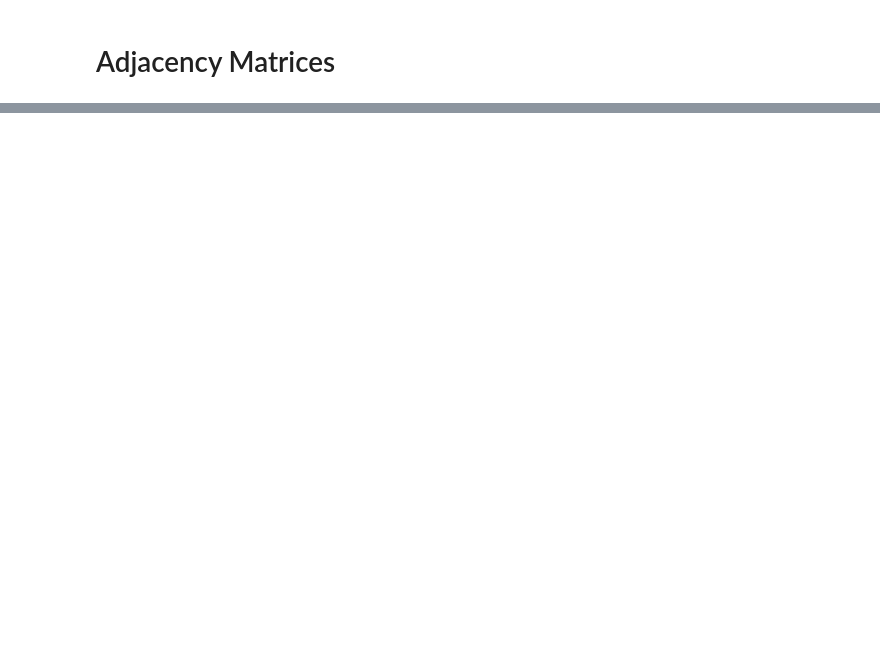
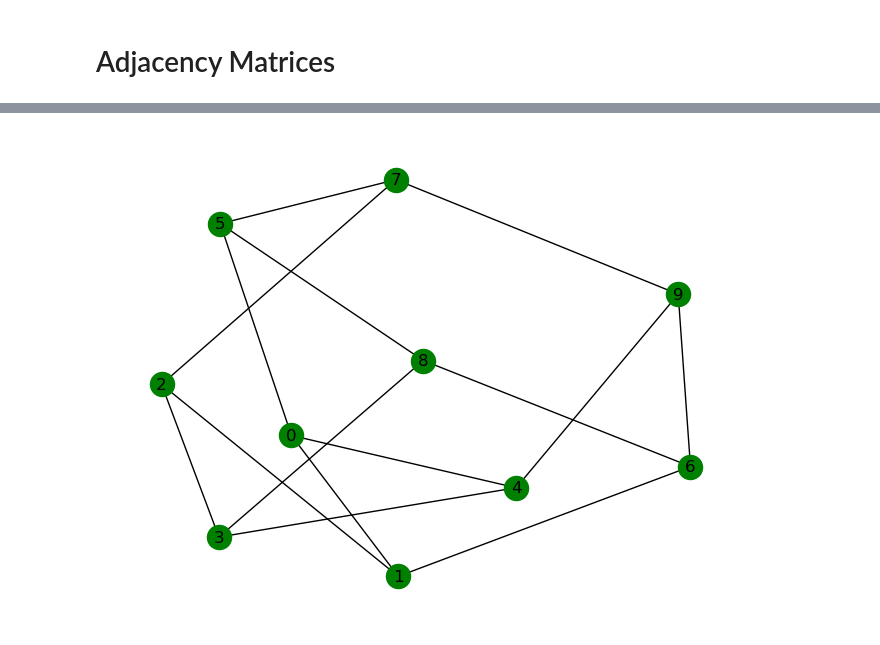
Before and after one commit to rohansikder/GraphTheory-Isomorphism, a Jupyter notebook: graph_isomorphism.ipynb, the cells around one changed output, grey strips where cells are left out. Cells and saved outputs as stored; diff of their text form; code cells hidden in the pictures; blank space fills up the shorter version.

```diff
--- a/graph_isomorphism.ipynb
+++ b/graph_isomorphism.ipynb
@@ -212,0 +233,13 @@ plt.show()
+# %%
+import networkx as nx
+
+# Create the Petersen graph
+petersen_graph = nx.petersen_graph()
+
+# Find some of the automorphisms of the graph
+gm = nx.algorithms.isomorphism.GraphMatcher(petersen_graph, petersen_graph)
+automorphisms = gm.isomorphisms_iter()
+
+print("Automorphisms of the Petersen graph:")
+for automorphism in automorphisms:
+    print(automorphism)
@@ -213,3 +264,7 @@ plt.show()
+# %%
+nx.draw(petersen_graph, with_labels=True, node_color='green')
+# %% [output]
+[figure, added]
 # %% [markdown]
 # References:
 
```
Also changed, not shown: parts of 13 cells of this notebook.
